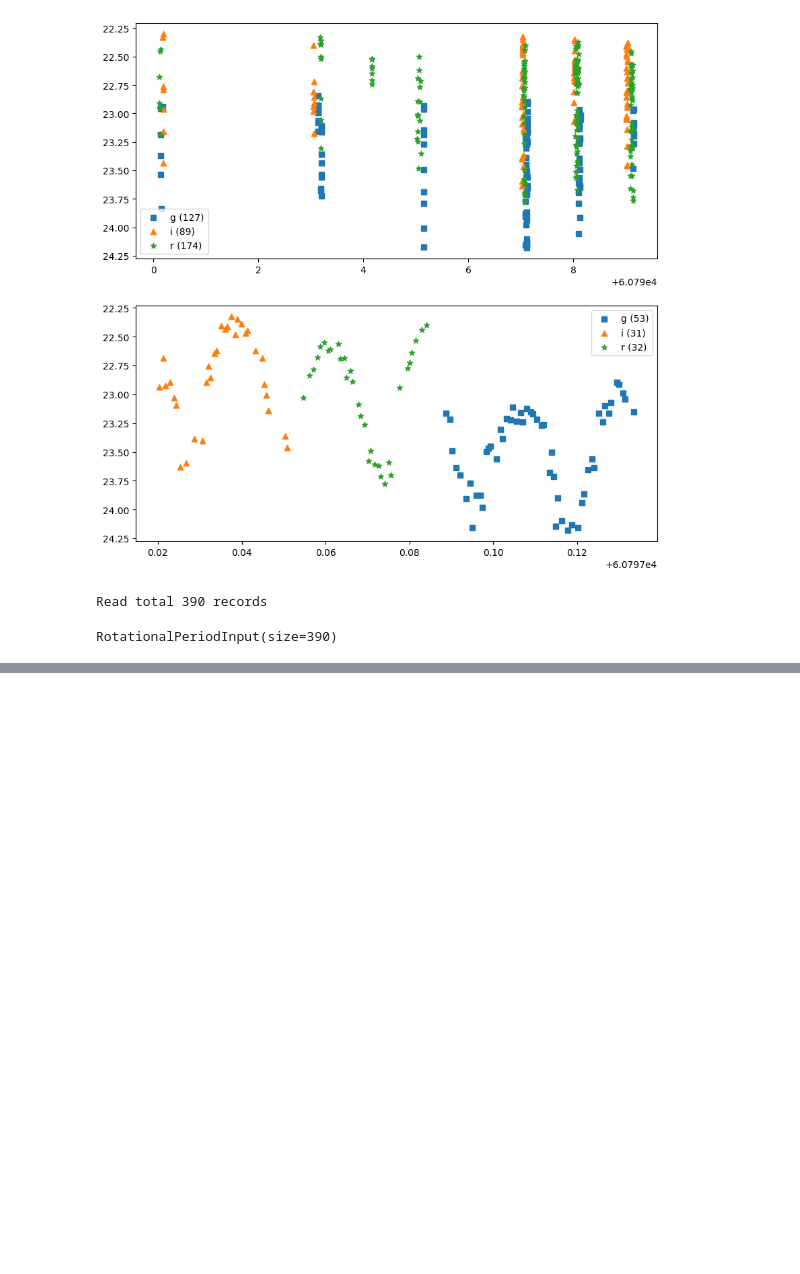
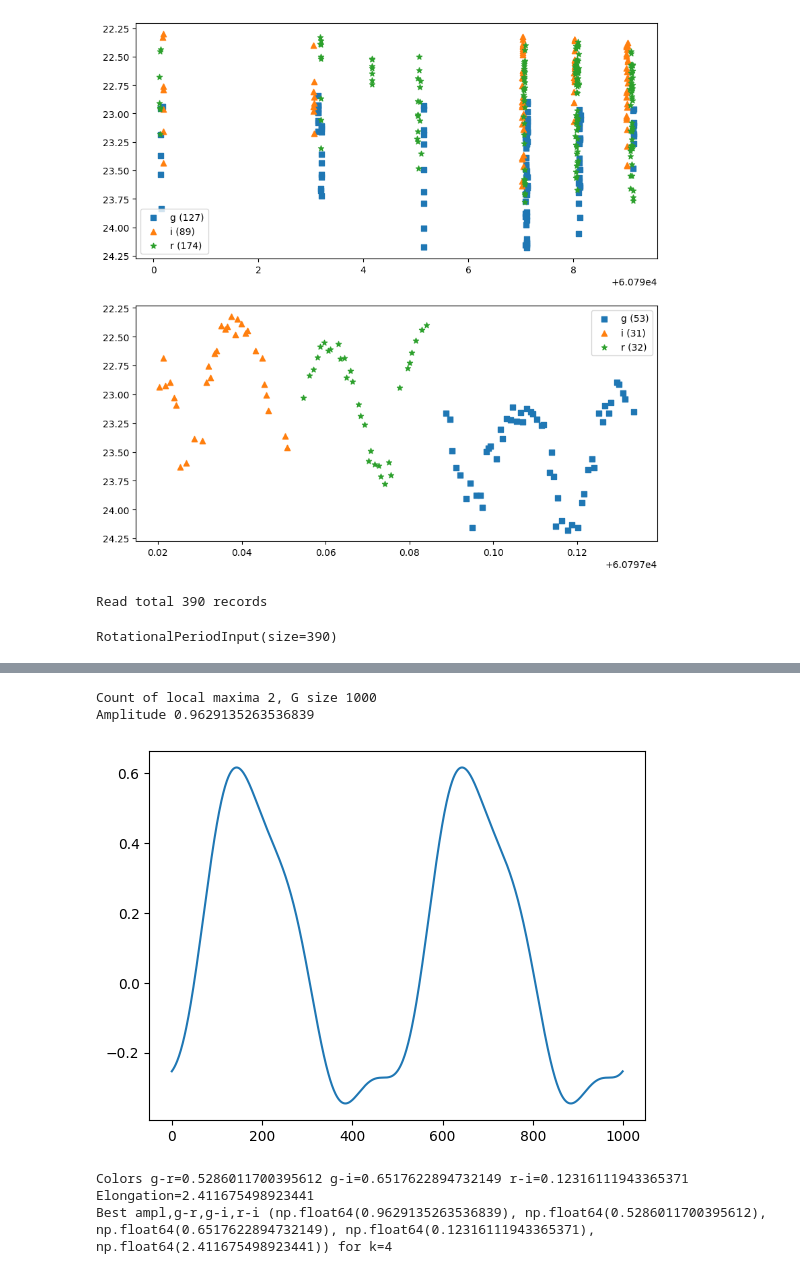
Before and after one commit to HoodedCrow/adam_core, a Jupyter notebook: examples/rotation_period.ipynb, the cells around one changed output, grey strips where cells are left out. Cells and saved outputs as stored; diff of their text form; code cells hidden in the pictures; blank space fills up the shorter version.

Commit message:
WIP amplitude

```diff
--- a/examples/rotation_period.ipynb
+++ b/examples/rotation_period.ipynb
@@ -324,0 +363,50 @@ AssertionError:
+# %%
+def amplitude(fit, alpha_avg):
+    k, sigma2, freq, values, size = fit
+    period_days = 1 / freq
+    sample = np.linspace(0, 2*period_days, num=1000)
+    base = 2*np.pi*freq*sample
+    G = np.zeros((len(sample)))
+    assert len(values) == 2+k*2+3
+    for j in range(0, k):
+        arg = base * j
+        G += values[2+2*j]*np.cos(arg)
+        G += values[2+2*j+1]*np.sin(arg)
+        # print(f"A{j} -> {2+2*j}")
+    ampl = np.max(G) - np.min(G)
+
+    # Count maxima
+    max_count = 0
+    for i in range(1, len(G)-1):
+        if G[i-1]<G[i] and G[i]>=G[i+1]:
+            max_count += 1
+    print(f"Count of local maxima {max_count}, G size {len(G)}")
+
+    print(f"Amplitude {ampl}")
+    plt.plot(G)
+    # plt.plot(G[440:480])
+    plt.show()
+
+    H_g = values[2+2*k]
+    H_i = values[2+2*k+1]
+    H_r = values[2+2*k+2]
+    assert 2+2*k+2 == len(values)-1
+    print(f"Colors g-r={H_g-H_r} g-i={H_g-H_i} r-i={H_r-H_i}")
+
+    A0 = ampl / (1 + 0.02*alpha_avg)
+    elongation = 10 ** (0.4*A0)
+    print(f"Elongation={elongation}")
+    # print(G[440:480])
+    return ampl, H_g-H_r, H_g-H_i, H_r-H_i, elongation
+
+# Expected for 2025 MM81: 1.1, 0.55, 0.67, 0.12, 2.1
+print(f"Best ampl,g-r,g-i,r-i {amplitude(best_fit_mm81, np.deg2rad(np.average(mm81_inputs.angle)))} for k={best_fit_mm81[0]}")
+# for row in fit_mm81:
+#     print(f"k={row[0]}, ample={amplitude(row)}")
+# %% [output]
+Count of local maxima 2, G size 1000
+Amplitude 0.9629135263536839
+[figure, added]
+Colors g-r=0.5286011700395612 g-i=0.6517622894732149 r-i=0.12316111943365371
+Elongation=2.411675498923441
+Best ampl,g-r,g-i,r-i (np.float64(0.9629135263536839), np.float64(0.5286011700395612), np.float64(0.6517622894732149), np.float64(0.12316111943365371), np.float64(2.411675498923441)) for k=4
```
Also changed, not shown: parts of 13 cells of this notebook.
